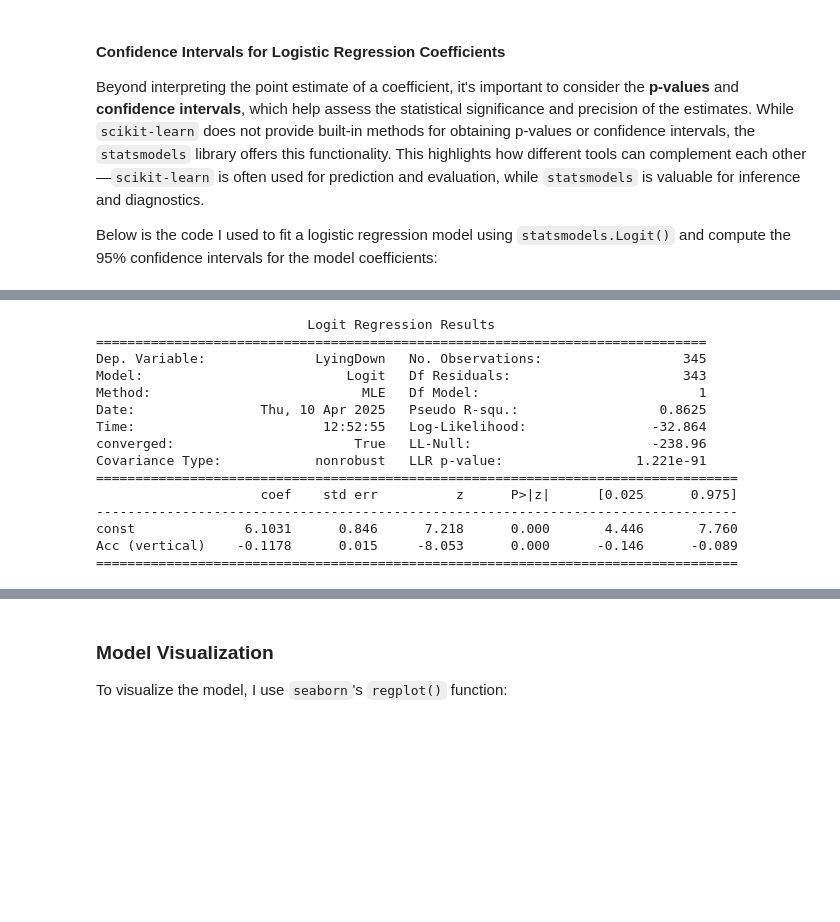
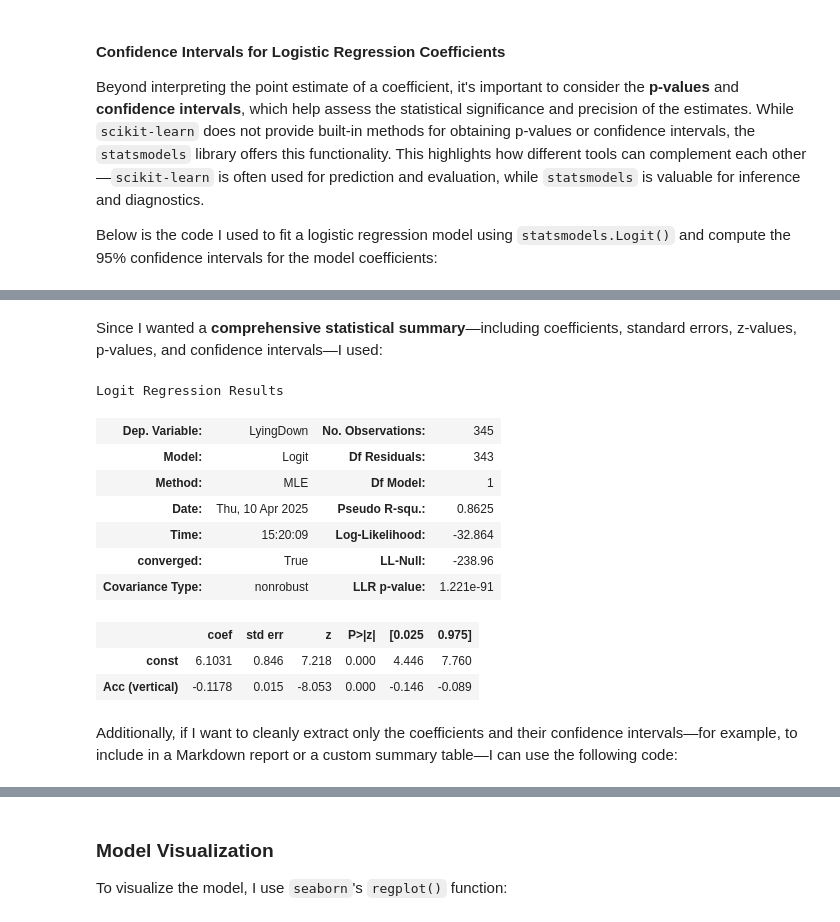
Before and after one commit to Cyberoctane29/Elderly-Motion-Analytics-for-Fall-Prevention, a Jupyter notebook: Elderly_Motion_Analytics_for_Fall_Prevention.ipynb, the cells around one changed output, grey strips where cells are left out. Saved outputs shown, nothing was run; the diff lists cells and outputs as text; code cells hidden in the pictures; blank space fills up the shorter version.

```diff
--- a/Elderly_Motion_Analytics_for_Fall_Prevention.ipynb
+++ b/Elderly_Motion_Analytics_for_Fall_Prevention.ipynb
@@ -451,21 +452,21 @@ Acc (vertical)    -0.117772  -0.146436  -0.089108
+# %% [markdown]
+Since I wanted a **comprehensive statistical summary**—including coefficients, standard errors, z-values, p-values, and confidence intervals—I used:
 # %%
-print(result.summary())
+result.summary()
 # %% [output]
-                           Logit Regression Results
-==============================================================================
-Dep. Variable:              LyingDown   No. Observations:                  345
-Model:                          Logit   Df Residuals:                      343
-Method:                           MLE   Df Model:                            1
-Date:                Thu, 10 Apr 2025   Pseudo R-squ.:                  0.8625
-Time:                        12:52:55   Log-Likelihood:                -32.864
-converged:                       True   LL-Null:                       -238.96
-Covariance Type:            nonrobust   LLR p-value:                 1.221e-91
-==================================================================================
-                     coef    std err          z      P>|z|      [0.025      0.975]
-----------------------------------------------------------------------------------
-const              6.1031      0.846      7.218      0.000       4.446       7.760
-Acc (vertical)    -0.1178      0.015     -8.053      0.000      -0.146      -0.089
-==================================================================================
+Logit Regression Results
+| Dep. Variable: | LyingDown | No. Observations: | 345 |
+| Model: | Logit | Df Residuals: | 343 |
+| Method: | MLE | Df Model: | 1 |
+| Date: | Thu, 10 Apr 2025 | Pseudo R-squ.: | 0.8625 |
+| Time: | 15:20:09 | Log-Likelihood: | -32.864 |
+| converged: | True | LL-Null: | -238.96 |
+| Covariance Type: | nonrobust | LLR p-value: | 1.221e-91 |
+|  | coef | std err | z | P>|z| | [0.025 | 0.975] |
+| const | 6.1031 | 0.846 | 7.218 | 0.000 | 4.446 | 7.760 |
+| Acc (vertical) | -0.1178 | 0.015 | -8.053 | 0.000 | -0.146 | -0.089 |
+# %% [markdown]
+Additionally, if I want to cleanly extract only the coefficients and their confidence intervals—for example, to include in a Markdown report or a custom summary table—I can use the following code:
 # %%
 conf_int = result.conf_int()
 conf_int.columns = ['Lower 95%', 'Upper 95%']
```
Also changed, not shown: parts of 18 cells of this notebook.
